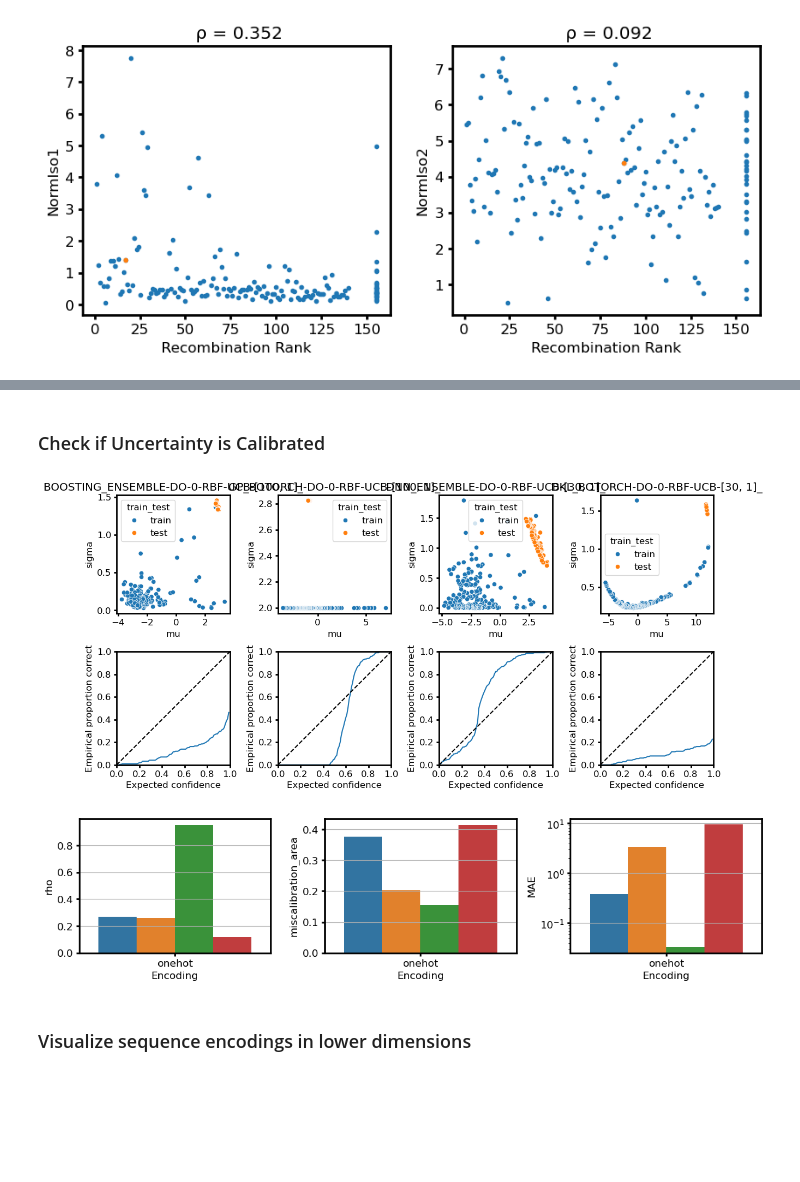
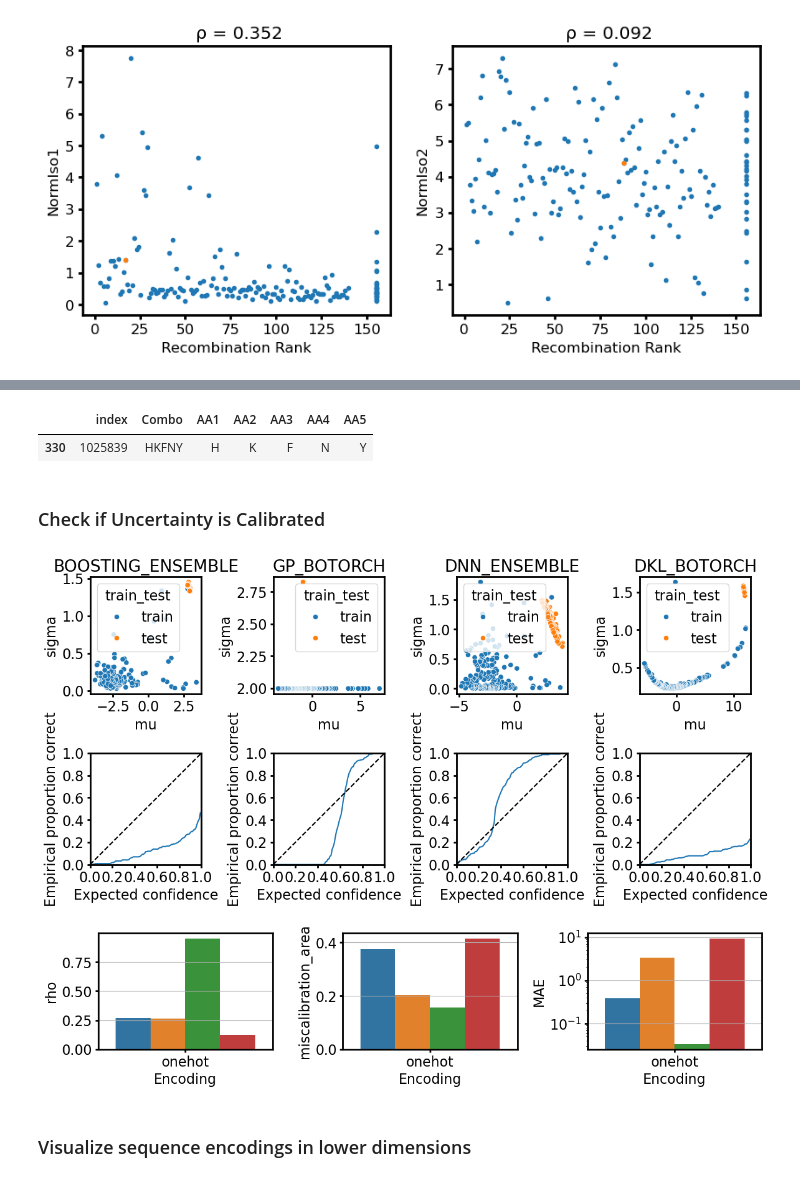
Before and after one commit to jsunn-y/ALDE, a Jupyter notebook: analysis/visualization.ipynb, the cells around one changed output, grey strips where cells are left out. Cells and saved outputs as stored; diff of their text form; code cells hidden in the pictures; blank space fills up the shorter version.

Commit message:
analysis of round2 results, cleaning argparser bugs

```diff
--- a/analysis/visualization.ipynb
+++ b/analysis/visualization.ipynb
@@ -793,7 +793,9 @@ counter = 0
 for i in [1]:
     for acq in  ['GREEDY', 'UCB', 'TS']:
 
-        indices= torch.load(f'../results/ParPgb_production/round1_90/DNN_ENSEMBLE-DO-0-RBF-{acq}-[30, 1]_1indices.pt').numpy().astype(int)
+        #indices= torch.load(f'../results/ParPgb_production/round1/DNN_ENSEMBLE-DO-0-RBF-{acq}-[30, 1]_1indices.pt').numpy().astype(int)
+        #indices= torch.load(f'../results/ParPgb_production/round2/BOOSTING_ENSEMBLE-DO-0-RBF-{acq}-[100, 1]_2indices.pt').numpy().astype(int)
+        indices= torch.load(f'../results/ParPgb_production/round2/DNN_ENSEMBLE-DO-0-RBF-{acq}-[30, 1]_2indices.pt').numpy().astype(int)
 
         subset = fitness_df.iloc[indices, :].reset_index()
         batch = subset[-90:] #look at the most recent 96
@@ -877,3 +885,8 @@ batch.head(10)
+# %%
+batch[batch['Combo'].str.contains('FNY')]
+# %% [output]
+|  | index | Combo | AA1 | AA2 | AA3 | AA4 | AA5 |
+| 330 | 1025839 | HKFNY | H | K | F | N | Y |
 # %% [markdown]
 ### Check if Uncertainty is Calibrated
 # %%
@@ -884,10 +897,10 @@ encoding = 'onehot'
 protein = 'Pgb'
 
 for model in ['BOOSTING_ENSEMBLE-DO-0-RBF-UCB-[100, 1]_', 'GP_BOTORCH-DO-0-RBF-UCB-[100, 1]_', 'DNN_ENSEMBLE-DO-0-RBF-UCB-[30, 1]_', 'DKL_BOTORCH-DO-0-RBF-UCB-[30, 1]_']:
-    directory_prefix = '/disk1/jyang4/repos/DKBO-MLDE/results/production/round1/' + model
+    directory_prefix = '/disk1/jyang4/repos/ALDE/results/ParPgb_production/round1/' + model
     #directory_prefix = '/disk1/jyang4/repos/DKBO-MLDE/results/production/test/DKL_BOTORCH-DO-0-RBF-UCB-[30, 1]_'
-    sigma = torch.load(directory_prefix + '1sigma.pt')
-    mu = torch.load(directory_prefix + '1mu.pt')
+    sigma = torch.load(directory_prefix + '1_216sigma.pt')
+    mu = torch.load(directory_prefix + '1_216mu.pt')
     indices = torch.load(directory_prefix + '1indices.pt').tolist()
 
     i += 1
@@ -895,20 +908,20 @@ for model in ['BOOSTING_ENSEMBLE-DO-0-RBF-UCB-[100, 1]_', 'GP_BOTORCH-DO-0-RBF-U
     #add a column with last 96 rows being 'test'
     df = pd.DataFrame({'sigma': sigma[indices], 'mu': mu[indices]})
     df['train_test'] = 'train'
-    df.loc[312-96:, 'train_test'] = 'test'
+    df.loc[len(df)-90:, 'train_test'] = 'test'
     sns.scatterplot(x='mu', y='sigma', data=df, hue='train_test')
     plt.xlabel('mu')
     plt.ylabel('sigma')
-    plt.title(model)
+    plt.title(model.split('-')[0])
 
-    fitness_df = pd.read_csv('/disk1/jyang4/repos/data/Pgb_fitness.csv')
+    fitness_df = pd.read_csv('/disk1/jyang4/repos/ALDE/data/ParPgb/fitness_round1.csv')
     fitness_col = 'Diff'
     n_points = 99
 
 
     #fitness_df[fitness_col] = fitness_df[fitness_col]/fitness_df[fitness_col].max()
-    fitness_df['sigma'] = sigma[indices[:-96]]
-    fitness_df['mu'] = mu[indices[:-96]]
+    fitness_df['sigma'] = sigma[indices[:-90]]
+    fitness_df['mu'] = mu[indices[:-90]]
     fitness_df[fitness_col] = fitness_df[fitness_col]
 
     fitness_df['normalized_sigma'] = abs(fitness_df['sigma']/fitness_df['mu'])
@@ -932,34 +945,35 @@ for model in ['BOOSTING_ENSEMBLE-DO-0-RBF-UCB-[100, 1]_', 'GP_BOTORCH-DO-0-RBF-U
         #fitness_df = subset
         fitness_df['UCB_temp'] = fitness_df['mu'] + z_score * fitness_df['sigma']
         fitness_df['LCB_temp'] = fitness_df['mu'] - z_score * fitness_df['sigma']
         fitness_df['calibrated_temp'] = (fitness_df[fitness_col] > fitness_df['LCB_temp']) & (fitness_df[fitness_col] < fitness_df['UCB_temp'])
         temp_y = fitness_df['calibrated_temp'].sum()/len(fitness_df)
         y.append(temp_y)
         miscalibration_area += abs(confidence - temp_y) #approximate area as a sum of rectangles
     miscalibration_area /= n_points
 
     sorted = fitness_df.sort_values(by='sigma')
     rho = spearmanr(fitness_df['sigma'], fitness_df['MAE'])[0]
     summary_df.loc[len(summary_df.index)] = [protein, encoding, model, rho, miscalibration_area, sorted['MAE'].mean()]
 
     plt.subplot(2, 4, i+4)
     mean = y
     p = plt.plot(confidences, mean, '-')
     #sem = all_ys.std(axis=1)
     #plt.fill_between(confidences, mean - sem, mean + sem, color=p[-1].get_color(), alpha=.15)
     ax = plt.gca()
     ax.set_aspect('equal')
+
     plt.plot([0,1], [0,1], '--k')
     plt.xlim([0, 1])
     plt.ylim([0, 1])
     plt.xticks(np.arange(0, 1.1, 0.2))
     plt.yticks(np.arange(0, 1.1, 0.2))
     plt.xlabel('Expected confidence')
     plt.ylabel('Empirical proportion correct')
 
 plt.tight_layout()
 # %% [output]
-[figure, old version]
+[figure, new version]
 # %%
 plt.figure(figsize=(12, 3))
 i = 0
@@ -972,7 +986,7 @@ for metric in ['rho', 'miscalibration_area', 'MAE']:
     g.yaxis.grid(True)
 plt.tight_layout()
 # %% [output]
-[figure, old version]
+[figure, new version]
 # %% [markdown]
 ### Visualize sequence encodings in lower dimensions
 # %%
```
Also changed, not shown: parts of 5 cells of this notebook, 5 other files.
